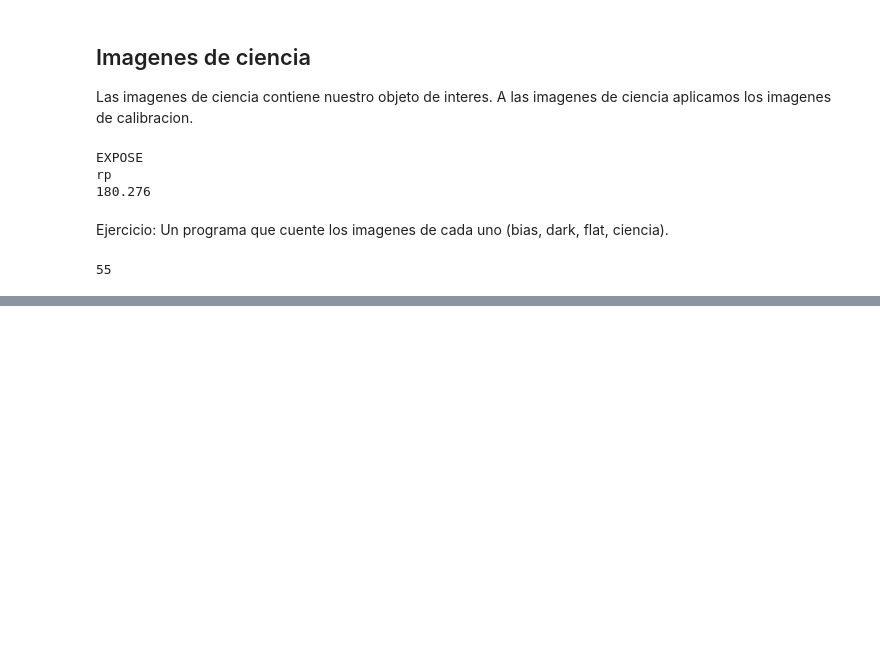
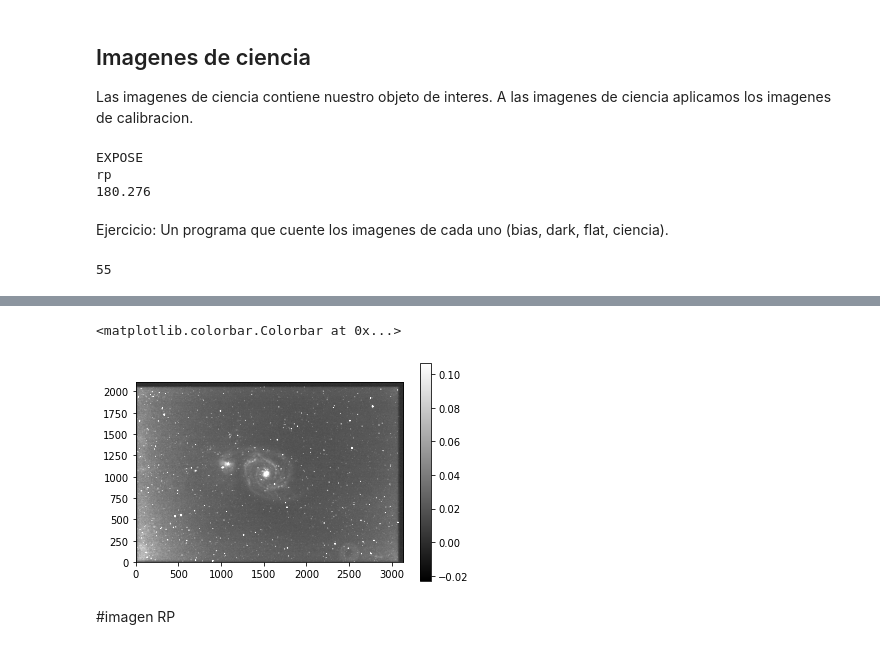
Before and after one commit to MarkusRabus/PracticaVeranoUCSC_2022, a Jupyter notebook: CCDAnalisis.ipynb, the cells around one changed output, grey strips where cells are left out. Drawn from its saved outputs; the diff is of its cells as text; code cells hidden in the pictures; blank space fills up the shorter version.

```diff
--- a/CCDAnalisis.ipynb
+++ b/CCDAnalisis.ipynb
@@ -188,0 +247,9 @@ len(FlatRP_T)+len(FlatB_T)+len(FlatV_T)+len(Bias_T)+len(Exp_T)+len(Dark_T)
+# %%
+MasterFlatB=np.empty_like(fits.getdata(FlatB_T[0], ext=1))
+# %%
+for i in FlatB_T:
+        data=fits.getdata(i, ext=1)
+        MasterFlatB=np.add(MasterFlatB, data)
+
+MasterFlatB=MasterFlatB/len(FlatB_T)
+MasterFlatB=np.array(MasterFlatB, dtype=np.int16)
@@ -188,0 +339,3 @@ len(FlatRP_T)+len(FlatB_T)+len(FlatV_T)+len(Bias_T)+len(Exp_T)+len(Dark_T)
+# %%
+Ciencia_B=fits.getdata(Exp_T[2], ext=1)
+Ciencia_B
@@ -188,0 +350,17 @@ len(FlatRP_T)+len(FlatB_T)+len(FlatV_T)+len(Bias_T)+len(Exp_T)+len(Dark_T)
+# %%
+np.seterr(divide='ignore', invalid='ignore')
+cienciaF=(Ciencia_B-MasterBias)
+cienciaF=cienciaF/MasterFlatB
+# %%
+interval = ZScaleInterval()
+norm = ImageNormalize(cienciaF, interval=ZScaleInterval())
+
+fig = plt.figure()
+ax = fig.add_subplot(1, 1, 1)
+plot = ax.imshow(cienciaF, cmap='gray', origin='lower', norm=norm,)
+fig.colorbar(plot)
+# %% [output]
+<matplotlib.colorbar.Colorbar at 0x...>
+[figure, added]
+# %% [markdown]
+#imagen RP
```
Also changed, not shown: parts of 27 cells of this notebook.
